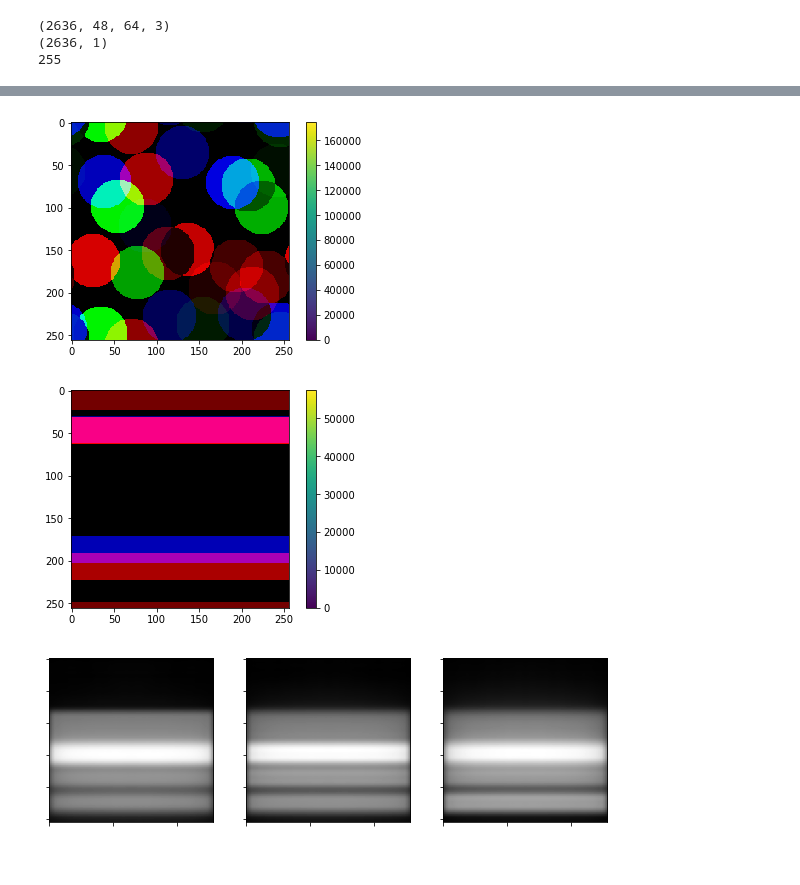
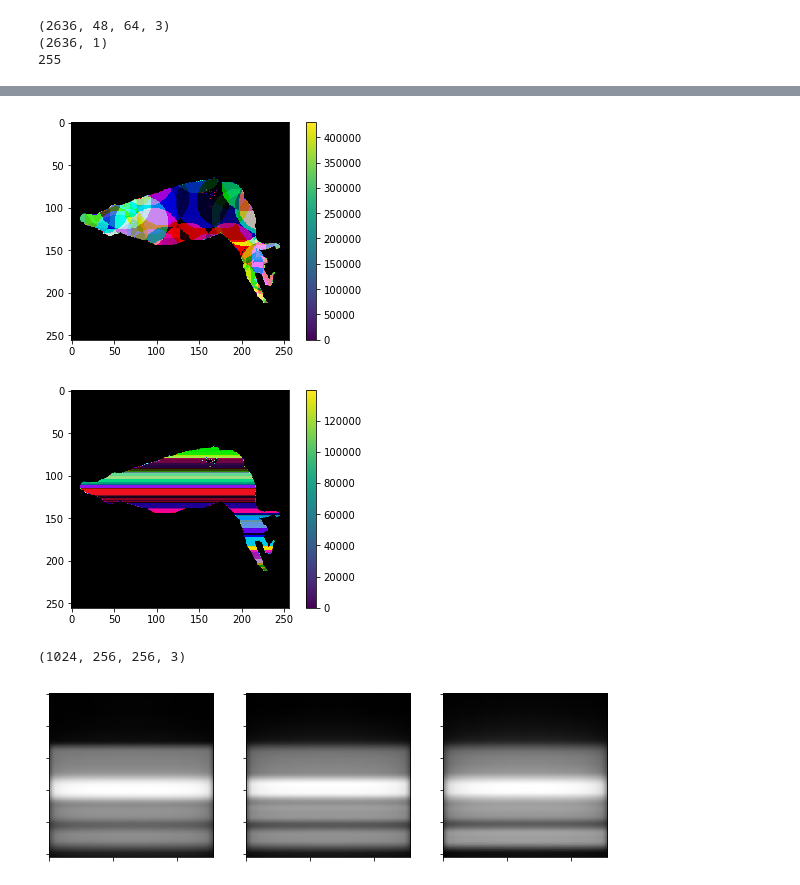
Before and after one commit to theScinder/cuttleVision, a Jupyter notebook: cuttlePySimPatterns.ipynb, the cells around one changed output, grey strips where cells are left out. Drawn from its saved outputs; the diff is of its cells as text; code cells hidden in the pictures.

Commit message:
Add cuttlefish silhouette mask

```diff
--- a/cuttlePySimPatterns.ipynb
+++ b/cuttlePySimPatterns.ipynb
@@ -149,19 +149,19 @@ myKernel2 = np.zeros([kSize2,kSize2])
 for cx in range(kSize2):
     for cy in range(kSize2):
 
-        if (np.sqrt((cx-kSize2/2)**2)<=(kSize2/16-1)):
+        if (np.sqrt((cx-kSize2/2)**2)<=(kSize2/32-1)):
             myKernel2[cx,cy] = 1.0
 
 myKernel4 = np.zeros([kSize2,kSize2])
 for cx in range(kSize2):
     for cy in range(kSize2):
 
-        if (np.sqrt((cx-kSize2/2)**2)<=(kSize2/16-1)):
+        if (np.sqrt((cx-kSize2/2)**2)<=(kSize2/32-1)):
             myKernel4[cy,cx] = 1.0
 
 kSize3 = 48
 myKernel3 = np.zeros([kSize3,kSize3])
-myKernel3[12:36,12:36] = 1
+myKernel3[18:36,12:36] = 1
 plt.figure()
 plt.subplot(141)
 plt.imshow(myKernel)
@@ -177,0 +178,9 @@ plt.show()
+# %%
+#Load a mask (cuttlefish silhouette)
+myMask = cv2.imread('cuttleFishMask.tif')
+myMask = myMask / np.max(myMask)
+
+myMask = myMask[:,:,0]
+
+plt.imshow(myMask)
+plt.show()
@@ -180,60 +191,61 @@ plt.show()
 myDimSm = 256
 myDimFl = 256
 simgStkNo = 1024
-
+myMask = cv2.resize(myMask,(myDimSm,myDimSm))
 #make it deterministic
 np.random.seed(3)
 simgStk = np.zeros([simgStkNo,myDimSm,myDimSm,3])
 for c in range(0,simgStkNo):
     if(c <= simgStkNo/4):
-        myTestR = np.random.random([myDimSm,myDimSm])*255*( np.random.random([myDimSm,myDimSm]) < 0.0001)
-        myTestG = np.random.random([myDimSm,myDimSm])*255*( np.random.random([myDimSm,myDimSm]) < 0.0001)
-        myTestB = np.random.random([myDimSm,myDimSm])*255*( np.random.random([myDimSm,myDimSm]) < 0.0001)
+        myTestR = np.random.random([myDimSm,myDimSm])*255*( np.random.random([myDimSm,myDimSm]) < 0.00051)
+        myTestG = np.random.random([myDimSm,myDimSm])*255*( np.random.random([myDimSm,myDimSm]) < 0.00051)
+        myTestB = np.random.random([myDimSm,myDimSm])*255*( np.random.random([myDimSm,myDimSm]) < 0.00051)
         myTestR = np.fft.ifft2(np.fft.fft2(myTestR,[myDimFl,myDimFl])*np.fft.fft2(myKernel,[myDimFl,myDimFl]))
         myTestG = np.fft.ifft2(np.fft.fft2(myTestG,[myDimFl,myDimFl])*np.fft.fft2(myKernel,[myDimFl,myDimFl]))
         myTestB = np.fft.ifft2(np.fft.fft2(myTestB,[myDimFl,myDimFl])*np.fft.fft2(myKernel,[myDimFl,myDimFl]))
     elif(c <= simgStkNo/2):
-        myTestR = np.random.random([myDimSm,myDimSm])*255*( np.random.random([myDimSm,myDimSm]) < 0.00006)
-        myTestG = np.random.random([myDimSm,myDimSm])*255*( np.random.random([myDimSm,myDimSm]) < 0.00006)
-        myTestB = np.random.random([myDimSm,myDimSm])*255*( np.random.random([myDimSm,myDimSm]) < 0.00006)
+        myTestR = np.random.random([myDimSm,myDimSm])*255*( np.random.random([myDimSm,myDimSm]) < 0.00051)
+        myTestG = np.random.random([myDimSm,myDimSm])*255*( np.random.random([myDimSm,myDimSm]) < 0.00051)
+        myTestB = np.random.random([myDimSm,myDimSm])*255*( np.random.random([myDimSm,myDimSm]) < 0.00051)
         myTestR = np.fft.ifft2(np.fft.fft2(myTestR,[myDimFl,myDimFl])*np.fft.fft2(myKernel2,[myDimFl,myDimFl]))
         myTestG = np.fft.ifft2(np.fft.fft2(myTestG,[myDimFl,myDimFl])*np.fft.fft2(myKernel2,[myDimFl,myDimFl]))
         myTestB = np.fft.ifft2(np.fft.fft2(myTestB,[myDimFl,myDimFl])*np.fft.fft2(myKernel2,[myDimFl,myDimFl]))
     elif(c <= 3*simgStkNo/4):
-        myTestR = np.random.random([myDimSm,myDimSm])*255*( np.random.random([myDimSm,myDimSm]) < 0.0005)
-        myTestG = np.random.random([myDimSm,myDimSm])*255*( np.random.random([myDimSm,myDimSm]) < 0.0005)
-        myTestB = np.random.random([myDimSm,myDimSm])*255*( np.random.random([myDimSm,myDimSm]) < 0.0005)
+        myTestR = np.random.random([myDimSm,myDimSm])*255*( np.random.random([myDimSm,myDimSm]) < 0.001)
+        myTestG = np.random.random([myDimSm,myDimSm])*255*( np.random.random([myDimSm,myDimSm]) < 0.001)
+        myTestB = np.random.random([myDimSm,myDimSm])*255*( np.random.random([myDimSm,myDimSm]) < 0.001)
         myTestR = np.fft.ifft2(np.fft.fft2(myTestR,[myDimFl,myDimFl])*np.fft.fft2(myKernel3,[myDimFl,myDimFl]))
         myTestG = np.fft.ifft2(np.fft.fft2(myTestG,[myDimFl,myDimFl])*np.fft.fft2(myKernel3,[myDimFl,myDimFl]))
         myTestB = np.fft.ifft2(np.fft.fft2(myTestB,[myDimFl,myDimFl])*np.fft.fft2(myKernel3,[myDimFl,myDimFl]))
     elif(c <= simgStkNo):
-        myTestR = np.random.random([myDimSm,myDimSm])*255*( np.random.random([myDimSm,myDimSm]) < 0.00006)
-        myTestG = np.random.random([myDimSm,myDimSm])*255*( np.random.random([myDimSm,myDimSm]) < 0.00006)
-        myTestB = np.random.random([myDimSm,myDimSm])*255*( np.random.random([myDimSm,myDimSm]) < 0.00006)
+        myTestR = np.random.random([myDimSm,myDimSm])*255*( np.random.random([myDimSm,myDimSm]) < 0.00051)
+        myTestG = np.random.random([myDimSm,myDimSm])*255*( np.random.random([myDimSm,myDimSm]) < 0.00051)
+        myTestB = np.random.random([myDimSm,myDimSm])*255*( np.random.random([myDimSm,myDimSm]) < 0.00051)
         myTestR = np.fft.ifft2(np.fft.fft2(myTestR,[myDimFl,myDimFl])*np.fft.fft2(myKernel4,[myDimFl,myDimFl]))
         myTestG = np.fft.ifft2(np.fft.fft2(myTestG,[myDimFl,myDimFl])*np.fft.fft2(myKernel4,[myDimFl,myDimFl]))
         myTestB = np.fft.ifft2(np.fft.fft2(myTestB,[myDimFl,myDimFl])*np.fft.fft2(myKernel4,[myDimFl,myDimFl]))
 
     myTest =np.zeros([myDimSm,myDimSm,3])
-    myTest[:,:,0] = myTestR
-    myTest[:,:,1] = myTestG
-    myTest[:,:,2] = myTestB
+    myTest[:,:,0] = myTestR *myMask
+    myTest[:,:,1] = myTestG *myMask
+    myTest[:,:,2] = myTestB *myMask
     myTest = myTest*255
     simgStk[c] = myTest
     if(c % 512 == 0):
 
         plt.figure()
 
         plt.imshow(myTest)
 
         plt.colorbar()
         plt.show()
 
 
 print(np.shape(simgStk))
 # %% [output]
-[figure, old version]
+[figure, new version]
-[figure, old version]
+[figure, new version]
+(1024, 256, 256, 3)
 # %%
 #Resize and store simulated RGB images
 
```
Also changed, not shown: parts of 2 cells of this notebook, 1 other file.
